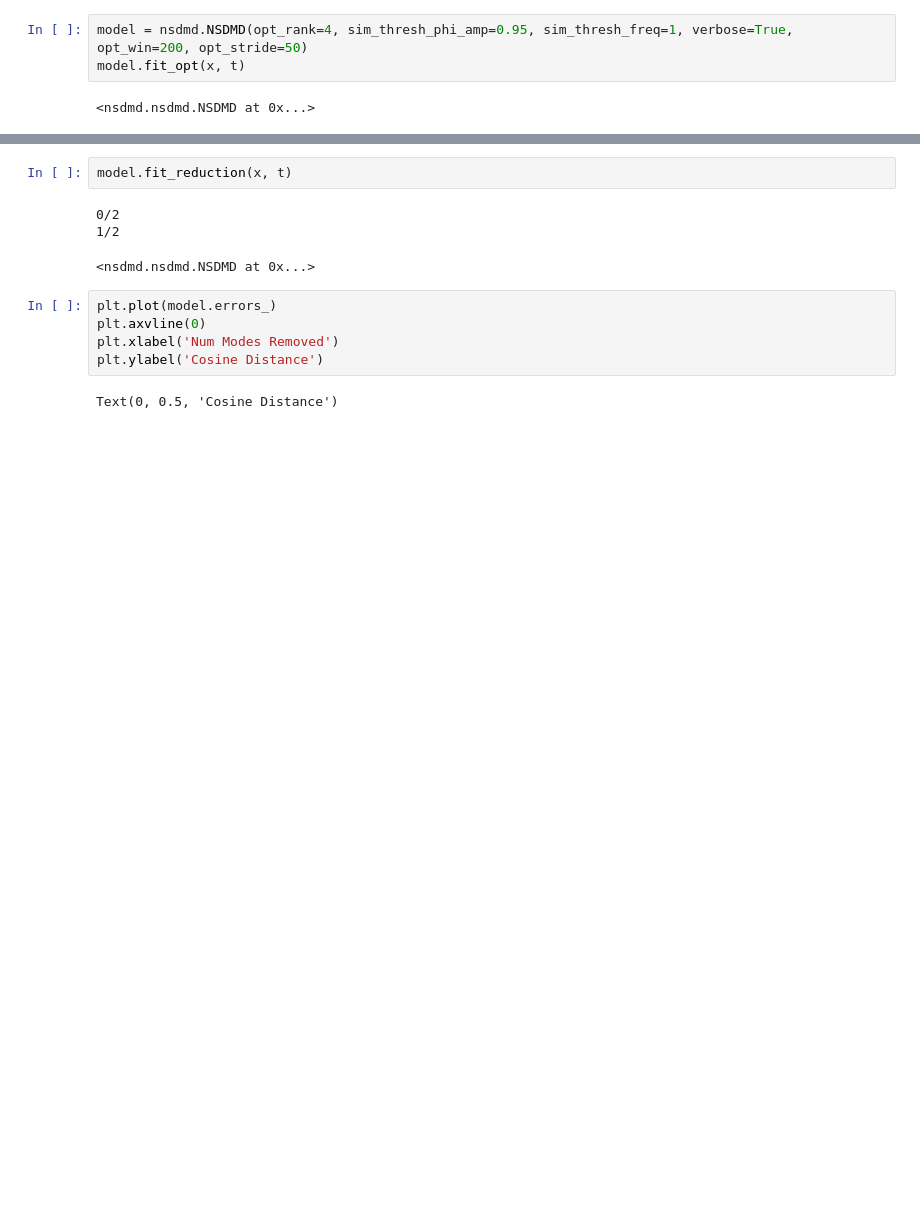
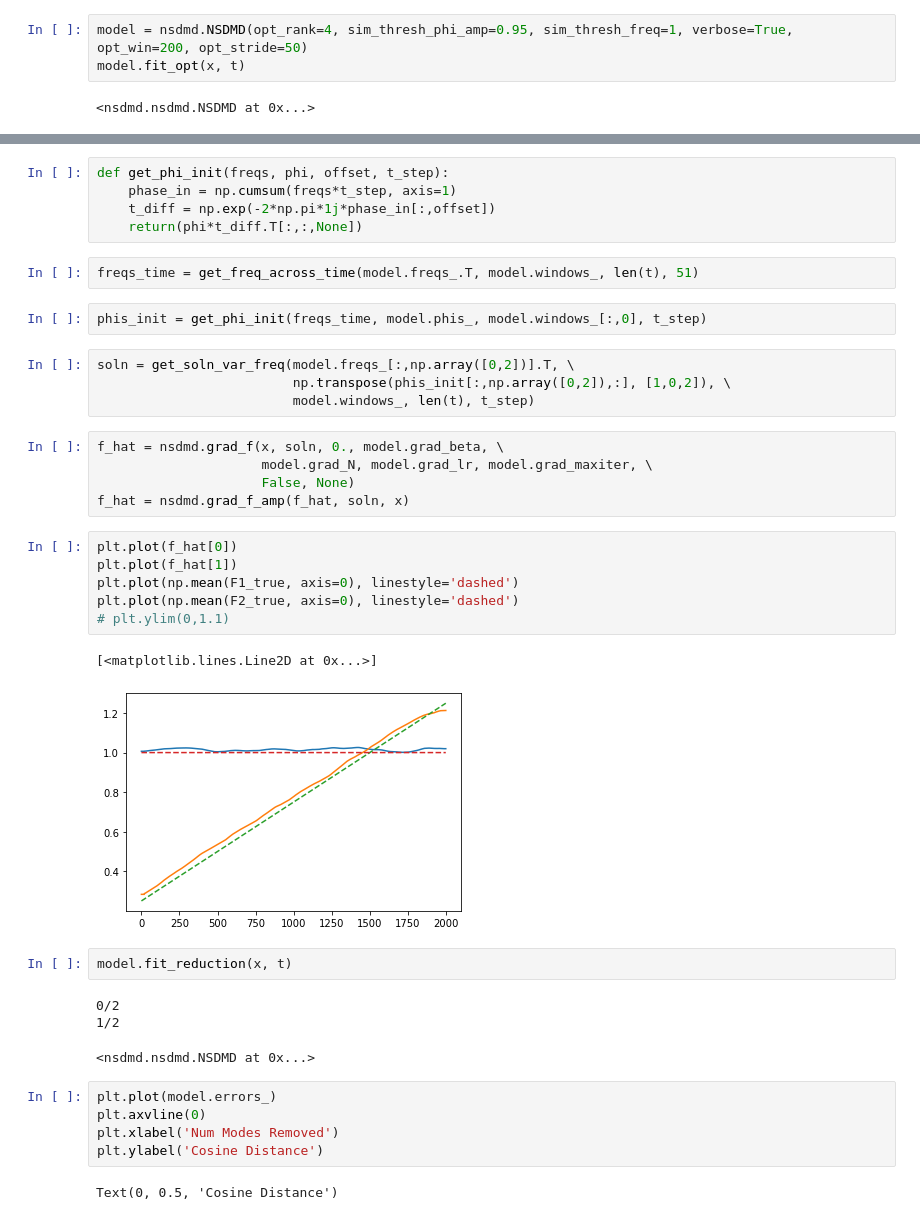
Before and after one commit to learning-2-learn/nsdmd, a Jupyter notebook: examples/freq_drift_demo.ipynb, the cells around one changed output, grey strips where cells are left out. Drawn from its saved outputs; the diff is of its cells as text; blank space fills up the shorter version.

Commit message:
Temporary progress on implementing freq walk and phi walk into model

```diff
--- a/examples/freq_drift_demo.ipynb
+++ b/examples/freq_drift_demo.ipynb
@@ -65,3 +117,30 @@ plt.legend()
+# %%
+def get_phi_init(freqs, phi, offset, t_step):
+    phase_in = np.cumsum(freqs*t_step, axis=1)
+    t_diff = np.exp(-2*np.pi*1j*phase_in[:,offset])
+    return(phi*t_diff.T[:,:,None])
+# %%
+freqs_time = get_freq_across_time(model.freqs_.T, model.windows_, len(t), 51)
+# %%
+phis_init = get_phi_init(freqs_time, model.phis_, model.windows_[:,0], t_step)
+# %%
+soln = get_soln_var_freq(model.freqs_[:,np.array([0,2])].T, \
+                         np.transpose(phis_init[:,np.array([0,2]),:], [1,0,2]), \
+                         model.windows_, len(t), t_step)
+# %%
+f_hat = nsdmd.grad_f(x, soln, 0., model.grad_beta, \
+                     model.grad_N, model.grad_lr, model.grad_maxiter, \
+                     False, None)
+f_hat = nsdmd.grad_f_amp(f_hat, soln, x)
+# %%
+plt.plot(f_hat[0])
+plt.plot(f_hat[1])
+plt.plot(np.mean(F1_true, axis=0), linestyle='dashed')
+plt.plot(np.mean(F2_true, axis=0), linestyle='dashed')
+# plt.ylim(0,1.1)
+# %% [output]
+[<matplotlib.lines.Line2D at 0x...>]
+[figure, added]
 # %%
 model.fit_reduction(x, t)
 # %% [output]
```
Also changed, not shown: parts of 8 cells of this notebook.
